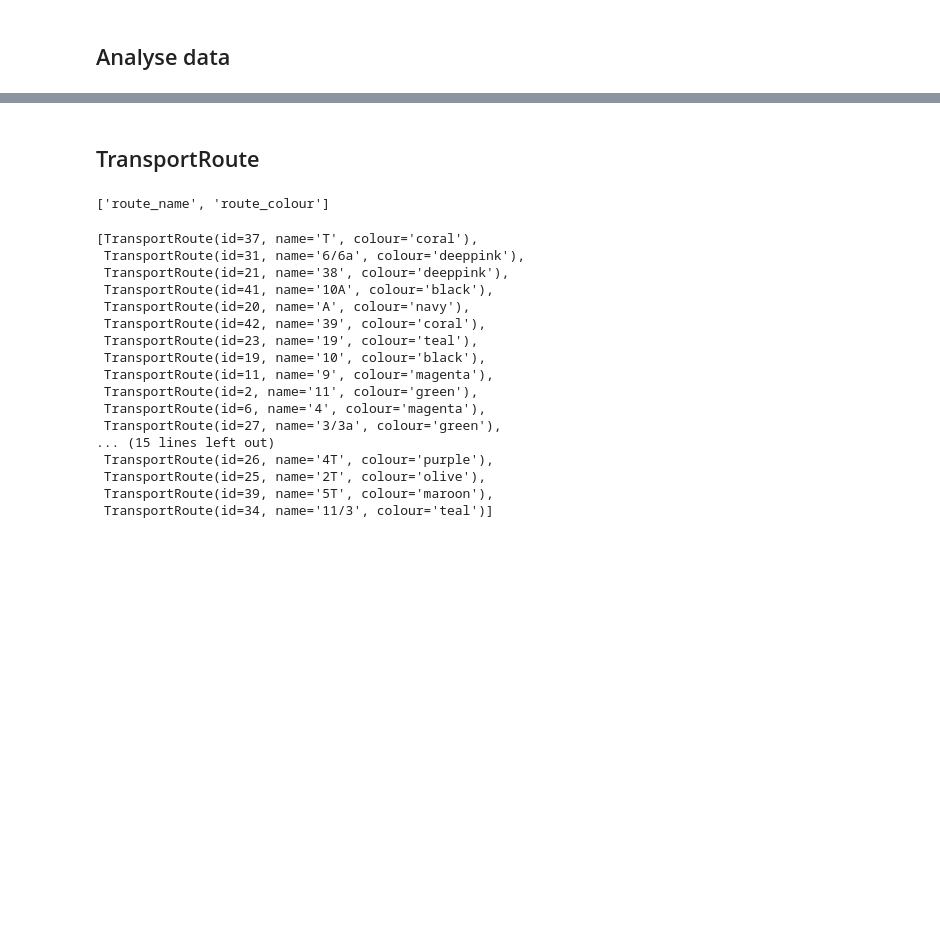
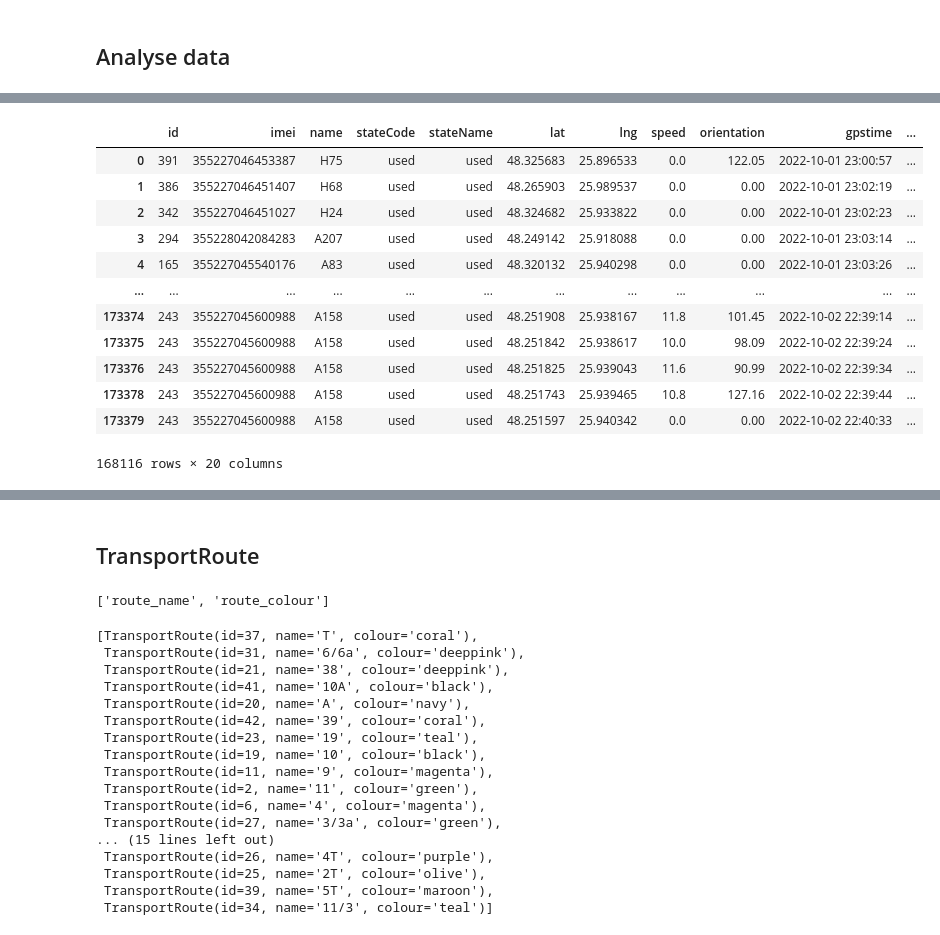
Before and after one commit to vadyusikh/PTETA, a Jupyter notebook: notebooks/Load to ASW.ipynb, the cells around one changed output, grey strips where cells are left out. Cells and saved outputs as stored; diff of their text form; code cells hidden in the pictures; blank space fills up the shorter version.

```diff
--- a/notebooks/Load to ASW.ipynb
+++ b/notebooks/Load to ASW.ipynb
@@ -17,4 +19,6 @@ for df_path in tqdm(list(Path("../data/local/tables/").iterdir())[:1]):
     else:
         df_sum.append(pd.read_csv(df_path, encoding='utf-8', low_memory=False))
 # %%
-file_path_list =list(Path("../data/local/tables/").iterdir())[:]
+file_path_list = list(Path("D:/projects/pet_project/tables").iterdir())
+file_path_list = sorted(file_path_list,
+                        key=lambda p: datetime.strptime(p.name[9:-4], '%d_%b_%Y'))
@@ -41,3 +33,5 @@ file_path_list =list(Path("../data/local/tables/").iterdir())[:]
+# %%
+df_sum = pd.read_csv(file_path_list[10], encoding='utf-8', low_memory=False)
 # %%
 # df_sum[df_sum.duplicated()]
 # %%
@@ -153,7 +147,10 @@ class TransGPSCVMonitor:
         return optimized_data_list
 
     def get_new_objs(self, obj_list: List[BaseDBAccessDataclass]) -> List[BaseDBAccessDataclass]:
-        unique_obj_list = list(set(obj_list))
+        seen_obj = set()
+        seen_add = seen_obj.add
+        unique_obj_list = [x for x in obj_list if not (x in seen_obj or seen_add(x))]
+
         return [obj for obj in unique_obj_list
                 if obj not in self.objects_unique[obj.__class__]]
 
@@ -165,7 +162,14 @@ class TransGPSCVMonitor:
                          for obj, is_in in zip(obj_list, are_in_db_list)
                          if not is_in]
 
-        current_class.insert_many_in_table(self.db_connection, obj_to_insert)
+        for obj in obj_to_insert:
+            obj.insert_many_in_table(self.db_connection)
+            if isinstance(obj, TransportOperator):
+                self.reload_operators()
+            elif isinstance(obj, TransportRoute):
+                self.reload_routes()
+            elif isinstance(obj, TransportVehicle):
+                self.reload_vehicles()
 
     @classmethod
     def decompose_response(cls, response: List[dict]) -> Union:
@@ -188,17 +192,10 @@ class TransGPSCVMonitor:
             if new_obj:
                 print(f"There are {len(new_obj)} new {new_obj[0].__class__} to inserted in DB")
                 self.update_db(new_obj)
-                if isinstance(new_obj[0], TransportOperator):
-                    self.reload_operators()
-                elif isinstance(new_obj[0], TransportRoute):
-                    self.reload_routes()
-                elif isinstance(new_obj[0], TransportVehicle):
-                    self.reload_vehicles()
 
         for i, (vehicle, route) in enumerate(zip(vehicle_list, route_list)):
             avl_data_list[i].vehicle_id = self.vehicle_to_id[vehicle]
             avl_data_list[i].route_id = self.route_to_id[route]
-
 
         TransportAVLData.insert_many_in_table(self.db_connection, avl_data_list)
 
@@ -263,0 +329,23 @@ for batch_number, batch_df in df_sum.groupby(np.arange(len(df_sum)) // batch_siz
+# %%
+
+clmns = list(df_sum.columns)
+clmns.remove('gpstime')
+# df_sum[df_sum['imei'] == 355227045540176][clmns]
+df_sum.drop_duplicates(clmns)
+
+# cols = ["routeId", 'routeName', 'routeColour']
+# route_list = [TransportRoute.from_response_row(row) for row in df_sum[cols].drop_duplicates().to_dict('records')]
+# %% [output]
+|  | id | imei | name | stateCode | stateName | lat | lng | speed | orientation | gpstime | ... |
+| 0 | 391 | 355227046453387 | H75 | used | used | 48.325683 | 25.896533 | 0.0 | 122.05 | 2022-10-01 23:00:57 | ... |
+| 1 | 386 | 355227046451407 | H68 | used | used | 48.265903 | 25.989537 | 0.0 | 0.00 | 2022-10-01 23:02:19 | ... |
+| 2 | 342 | 355227046451027 | H24 | used | used | 48.324682 | 25.933822 | 0.0 | 0.00 | 2022-10-01 23:02:23 | ... |
+| 3 | 294 | 355228042084283 | A207 | used | used | 48.249142 | 25.918088 | 0.0 | 0.00 | 2022-10-01 23:03:14 | ... |
+| 4 | 165 | 355227045540176 | A83 | used | used | 48.320132 | 25.940298 | 0.0 | 0.00 | 2022-10-01 23:03:26 | ... |
+| ... | ... | ... | ... | ... | ... | ... | ... | ... | ... | ... | ... |
+| 173374 | 243 | 355227045600988 | A158 | used | used | 48.251908 | 25.938167 | 11.8 | 101.45 | 2022-10-02 22:39:14 | ... |
+| 173375 | 243 | 355227045600988 | A158 | used | used | 48.251842 | 25.938617 | 10.0 | 98.09 | 2022-10-02 22:39:24 | ... |
+| 173376 | 243 | 355227045600988 | A158 | used | used | 48.251825 | 25.939043 | 11.6 | 90.99 | 2022-10-02 22:39:34 | ... |
+| 173378 | 243 | 355227045600988 | A158 | used | used | 48.251743 | 25.939465 | 10.8 | 127.16 | 2022-10-02 22:39:44 | ... |
+| 173379 | 243 | 355227045600988 | A158 | used | used | 48.251597 | 25.940342 | 0.0 | 0.00 | 2022-10-02 22:40:33 | ... |
+168116 rows × 20 columns
```
Also changed, not shown: parts of 14 cells of this notebook, 12 other files.
